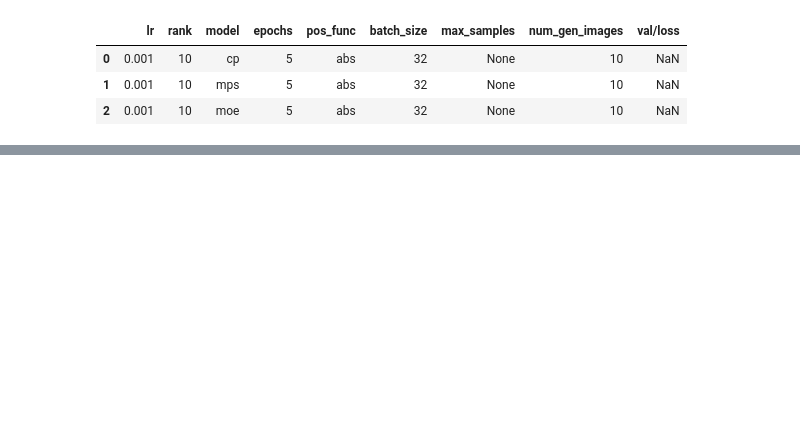
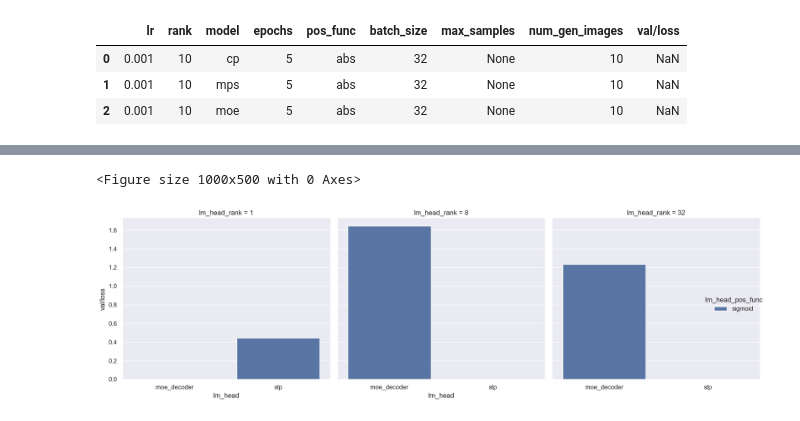
Before and after one commit to marawangamal/ptn, a Jupyter notebook: scripts/results.ipynb, the cells around one changed output, grey strips where cells are left out. Saved outputs shown, nothing was run; the diff lists cells and outputs as text; code cells hidden in the pictures; blank space fills up the shorter version.

```diff
--- a/scripts/results.ipynb
+++ b/scripts/results.ipynb
@@ -85,0 +232,28 @@ pd.DataFrame(rows)
+# %%
+import matplotlib.pyplot as plt
+import seaborn as sns
+
+# group by lm_head, lm_head_pos_func, lm_head_rank and take the min val/loss
+df = df.groupby(['lm_head', 'lm_head_pos_func', 'lm_head_rank']).min().reset_index()
+
+plt.figure(figsize=(10,5))
+g = sns.catplot(
+    data=df,
+    x="lm_head",
+    y="val/loss",
+    hue="lm_head_pos_func",
+    col="lm_head_rank",
+    # col_wrap=3,
+    kind="bar"
+)
+# g._legend.remove()
+plt.ylabel(r"$\min \, \mathcal{L}_{\mathrm{eval}}$")
+plt.xlabel("")
+# plt.xticks(fontsize=24)
+# plt.yticks(fontsize=18)
+# plt.legend(fontsize=24, title_fontsize=24, loc='upper left', bbox_to_anchor=(1,1))
+# plt.legend([], [], frameon=False)
+plt.tight_layout(); plt.show()
+# %% [output]
+<Figure size 1000x500 with 0 Axes>
+[figure, added]
```
Also changed, not shown: parts of 10 cells of this notebook, 10 other files.
